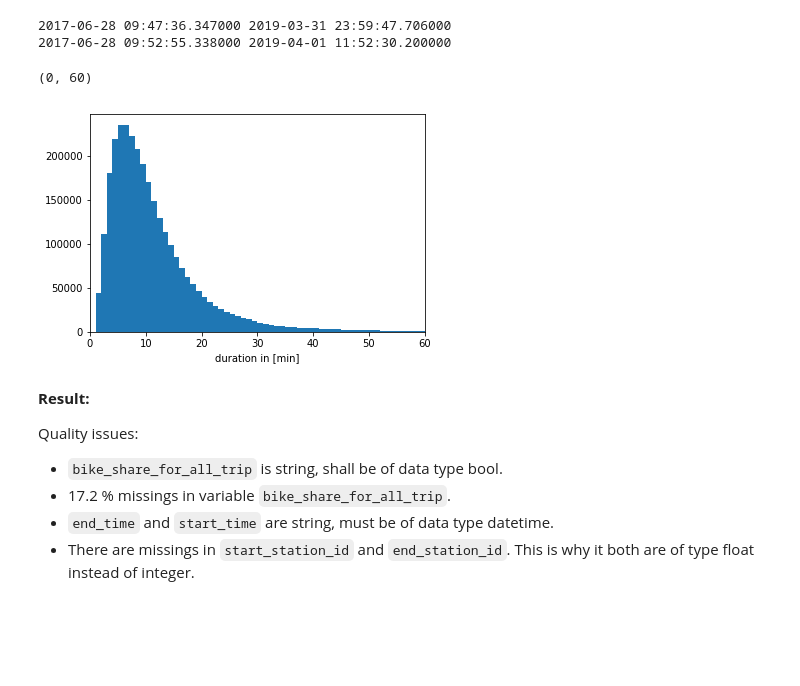
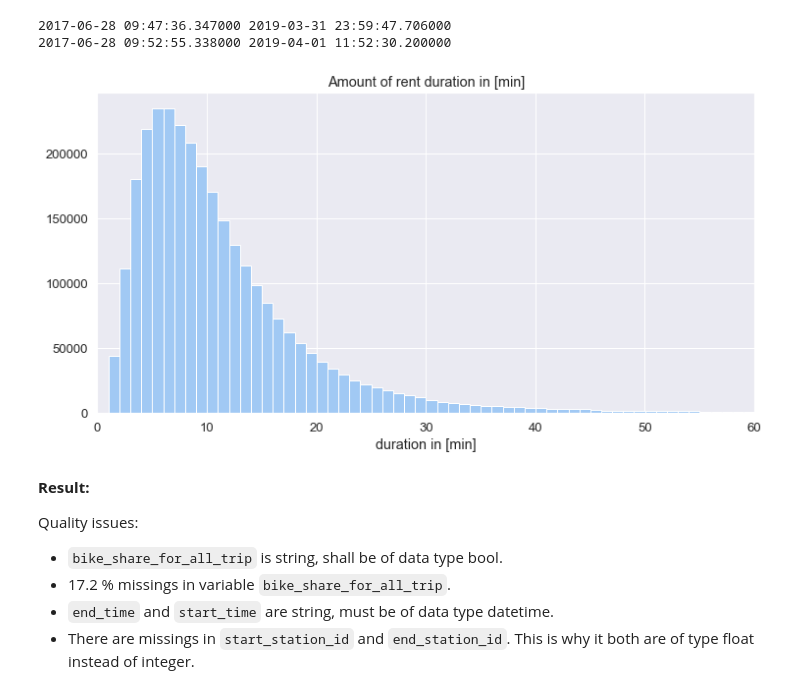
Before and after one commit to resa89/DataAnalystND, a Jupyter notebook: 07_CommunicatingDataFindings/wrangle_act.ipynb, the cells around one changed output. Cells and saved outputs as stored; diff of their text form; code cells hidden in the pictures; blank space fills up the shorter version.

```diff
--- a/07_CommunicatingDataFindings/wrangle_act.ipynb
+++ b/07_CommunicatingDataFindings/wrangle_act.ipynb
@@ -12,8 +12,15 @@ import matplotlib.dates as dates
 from IPython.core.display import Image, display
 from mpl_toolkits.basemap import Basemap
 from PIL import Image
+import pylab as pl
 
 %matplotlib inline
+
+sns.set_style("whitegrid")
+sns.set(rc={'figure.figsize':(12,6)})
+sns.set(font_scale=1.2)
+sns.set_palette("pastel")
+base_color = sns.color_palette()[0]
 # %% [markdown]
 ## 1. Gather Data
 Gather data from local csv file.
@@ -225,13 +237,13 @@ print(pd.to_datetime(df['end_time']).min(), pd.to_datetime(df['end_time']).max()
 # %%
 #duration_hours = df['duration_sec']/60/60  # duration time in hours
 duration_mins = df['duration_sec']/60 # duration time in minutes
 edges = np.arange(duration_mins.min(), duration_mins.max()+1, 1)
 plt.hist(duration_mins, bins = edges)
 plt.xlabel('duration in [min]')
-plt.xlim(0, 60) # could also be called as plt.xlim((0, 35));
+plt.xlim(0, 60)
+plt.title('Amount of rent duration in [min]');
 # %% [output]
-(0, 60)
-[figure, old version]
+[figure, new version]
 # %% [markdown]
 **Result:**
 
```
Also changed, not shown: parts of 40 cells of this notebook.
